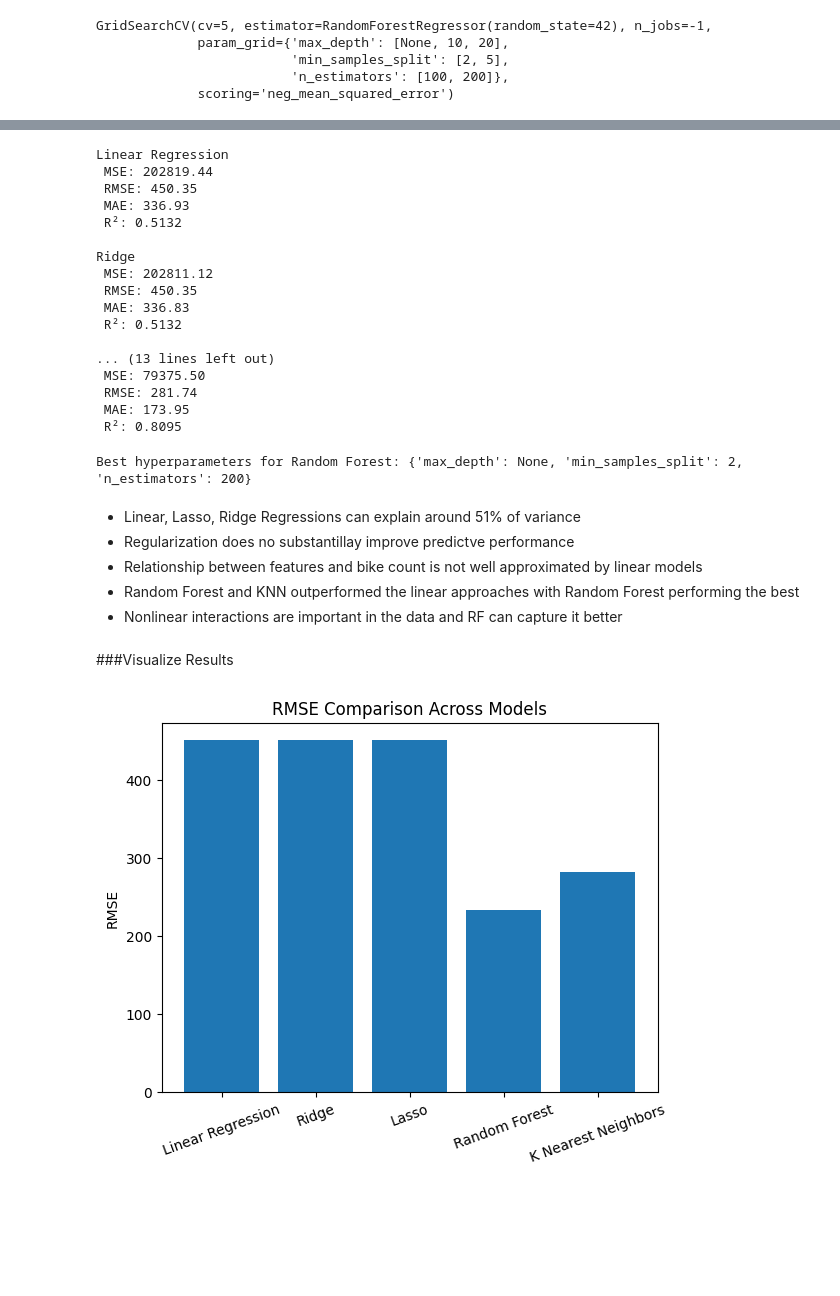
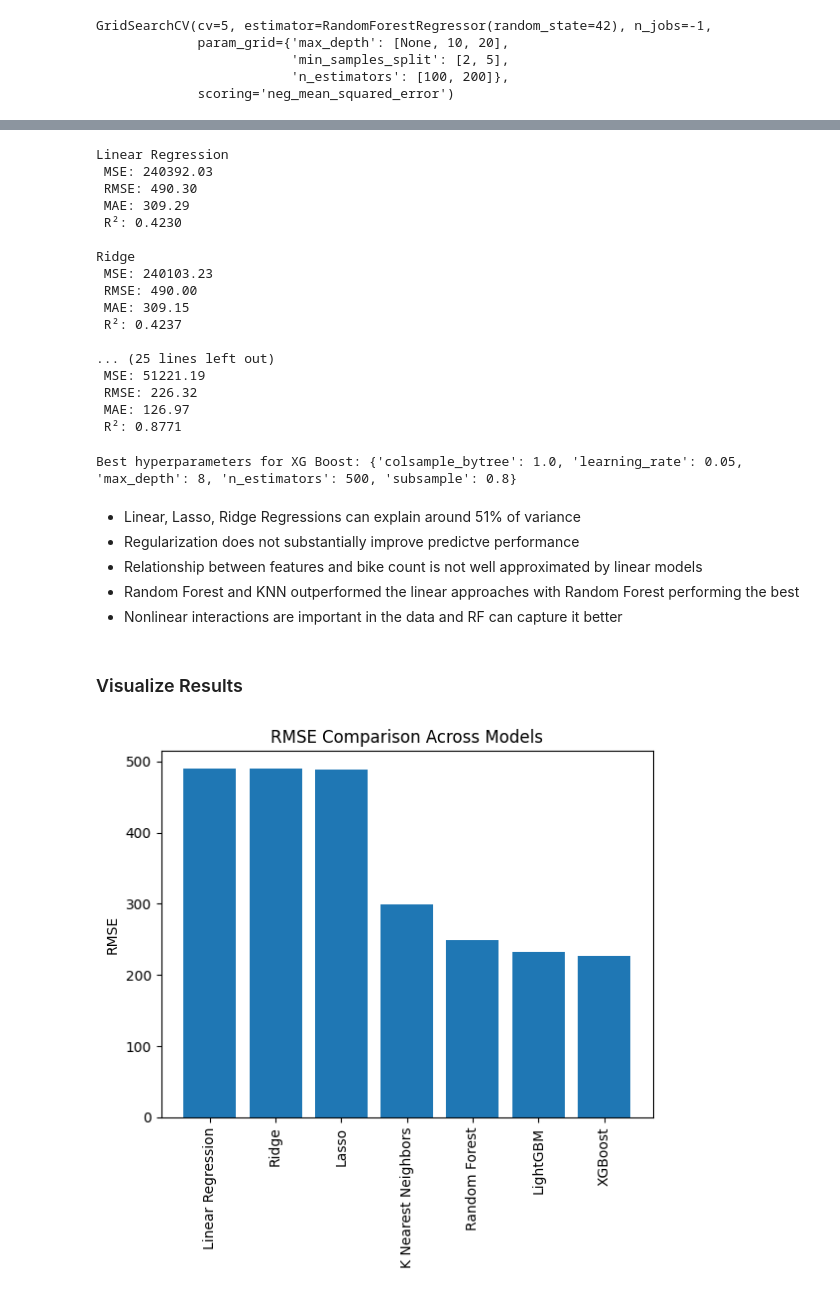
Before and after one commit to kennyluu130/Seoul-Bike-Demand, a Jupyter notebook: notebooks/Model_Train_Eval.ipynb, the cells around one changed output, grey strips where cells are left out. Drawn from its saved outputs; the diff is of its cells as text; code cells hidden in the pictures; blank space fills up the shorter version.

Commit message:
Add models; Retry add data

```diff
--- a/notebooks/Model_Train_Eval.ipynb
+++ b/notebooks/Model_Train_Eval.ipynb
@@ -185,7 +200,7 @@ rf_gs = GridSearchCV(
     n_jobs=-1
 )
 
-rf_gs.fit(X_train, y_train)
+rf_gs.fit(X_train, y_train_log)
 # %% [output]
 GridSearchCV(cv=5, estimator=RandomForestRegressor(random_state=42), n_jobs=-1,
              param_grid={'max_depth': [None, 10, 20],
@@ -197,21 +291,33 @@ GridSearchCV(cv=5, estimator=RandomForestRegressor(random_state=42), n_jobs=-1,
 # %%
-def evaluate(model, X_test, y_test):
-    y_pred = model.predict(X_test)
-    mse = mean_squared_error(y_test, y_pred)
+def evaluate_log_model(model, X_test, y_test_log):
+    # Predict in log scale
+    y_pred_log = model.predict(X_test)
+
+    # Inverse transform to actual counts
+    y_pred = np.expm1(y_pred_log)
+    y_actual = np.expm1(y_test_log)
+
+    # Calculate Metrics
+    mse = mean_squared_error(y_actual, y_pred)
     rmse = np.sqrt(mse)
-    mae = mean_absolute_error(y_test, y_pred)
-    r2 = r2_score(y_test, y_pred)
+    mae = mean_absolute_error(y_actual, y_pred)
+    r2 = r2_score(y_actual, y_pred)
 
     return mse, rmse, mae, r2
 # %%
-models = { "Linear Regression": linear_pipeline,
-          "Ridge": ridge_gs.best_estimator_,
-           "Lasso": lasso_gs.best_estimator_,
-           "Random Forest": rf_gs.best_estimator_,
-           "K Nearest Neighbors": knn_gs.best_estimator_}
+models = {
+    "Linear Regression": linear_pipeline,
+    "Ridge": ridge_gs.best_estimator_,
+    "Lasso": lasso_gs.best_estimator_,
+    "K Nearest Neighbors": knn_gs.best_estimator_,
+    "Random Forest": rf_gs.best_estimator_,
+    "LightGBM": lgbm_gs.best_estimator_,
+    "XGBoost": xgb_gs.best_estimator_,
+
+}
 
 for name, model in models.items():
-   mse, rmse, mae, r2 = evaluate(model, X_test, y_test)
+   mse, rmse, mae, r2 = evaluate_log_model(model, X_test, y_test_log)
    print(f"{name}")
    print(f" MSE: {mse:.2f}")
    print(f" RMSE: {rmse:.2f}")
@@ -219,34 +325,34 @@ for name, model in models.items():
    print(f" R²: {r2:.4f}\n")
 # %% [output]
 Linear Regression
- MSE: 202819.44
- RMSE: 450.35
- MAE: 336.93
- R²: 0.5132
+ MSE: 240392.03
+ RMSE: 490.30
+ MAE: 309.29
+ R²: 0.4230
 
 Ridge
- MSE: 202811.12
- RMSE: 450.35
- MAE: 336.83
- R²: 0.5132
+ MSE: 240103.23
+ RMSE: 490.00
+ MAE: 309.15
+ R²: 0.4237
 
-... (13 lines left out)
- MSE: 79375.50
- RMSE: 281.74
- MAE: 173.95
- R²: 0.8095
+... (25 lines left out)
+ MSE: 51221.19
+ RMSE: 226.32
+ MAE: 126.97
+ R²: 0.8771
 # %%
-print("Best hyperparameters for Random Forest:", rf_gs.best_params_)
+print("Best hyperparameters for XG Boost:", xgb_gs.best_params_)
 # %% [output]
-Best hyperparameters for Random Forest: {'max_depth': None, 'min_samples_split': 2, 'n_estimators': 200}
+Best hyperparameters for XG Boost: {'colsample_bytree': 1.0, 'learning_rate': 0.05, 'max_depth': 8, 'n_estimators': 500, 'subsample': 0.8}
 # %% [markdown]
 - Linear, Lasso, Ridge Regressions can explain around 51% of variance
-- Regularization does no substantillay improve predictve performance
+- Regularization does not substantially improve predictve performance
 - Relationship between features and bike count is not well approximated by linear models
 - Random Forest and KNN outperformed the linear approaches with Random Forest performing the best
 - Nonlinear interactions are important in the data and RF can capture it better
 # %% [markdown]
-###Visualize Results
+### Visualize Results
 # %%
 results = {
     "Model": [],
@@ -257,7 +363,7 @@ results = {
 }
 
 for name, model in models.items():
-    mse, rmse, mae, r2 = evaluate(model, X_test, y_test)
+    mse, rmse, mae, r2 = evaluate_log_model(model, X_test, y_test_log)
     results["Model"].append(name)
     results["MSE"].append(mse)
     results["RMSE"].append(rmse)
@@ -268,12 +374,12 @@ results_df = pd.DataFrame(results)
 # %%
 plt.figure()
 plt.bar(results_df["Model"], results_df["RMSE"])
 plt.ylabel("RMSE")
 plt.title("RMSE Comparison Across Models")
-plt.xticks(rotation=20)
+plt.xticks(rotation=90)
 plt.show()
 # %% [output]
-[figure, old version]
+[figure, new version]
 # %%
 plt.figure()
 plt.bar(results_df["Model"], results_df["MAE"])
```
Also changed, not shown: parts of 22 cells of this notebook, 11 other files.
